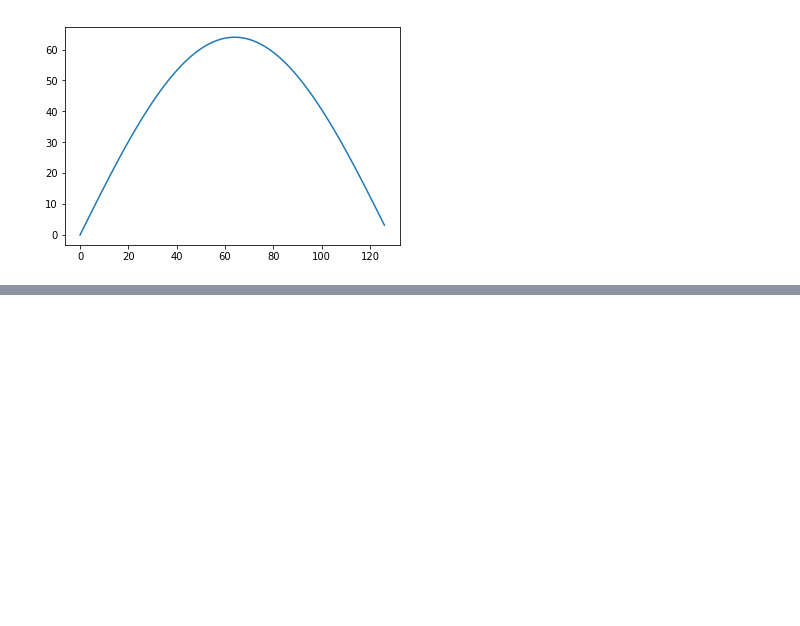
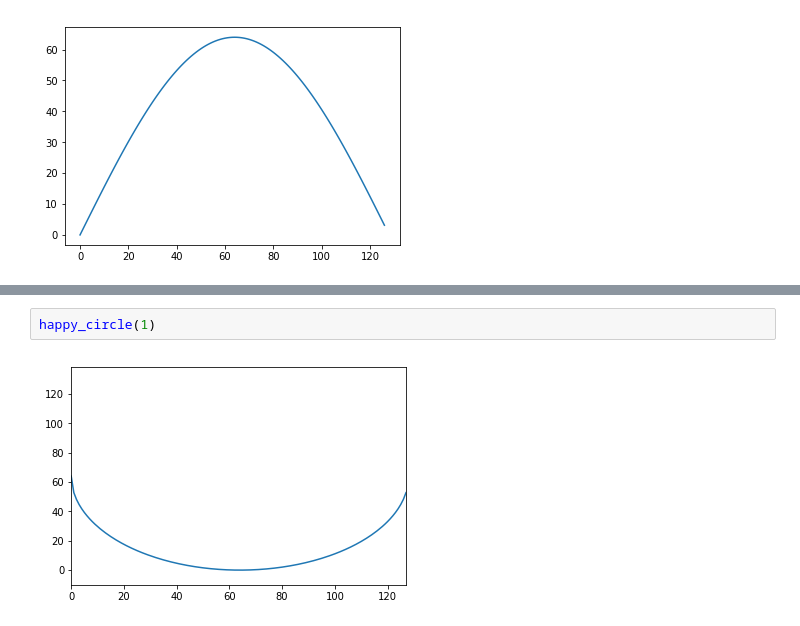
Before and after one commit to drmattyg/happiness, a Jupyter notebook: happiness.ipynb, the cells around one changed output, grey strips where cells are left out. Drawn from its saved outputs; the diff is of its cells as text; blank space fills up the shorter version.

```diff
--- a/happiness.ipynb
+++ b/happiness.ipynb
@@ -41 +46,5 @@ def happy_circle(r):
+# %%
+happy_circle(1)
+# %% [output]
+[figure, added]
 # %%
```
Also changed, not shown: parts of 6 cells of this notebook.
